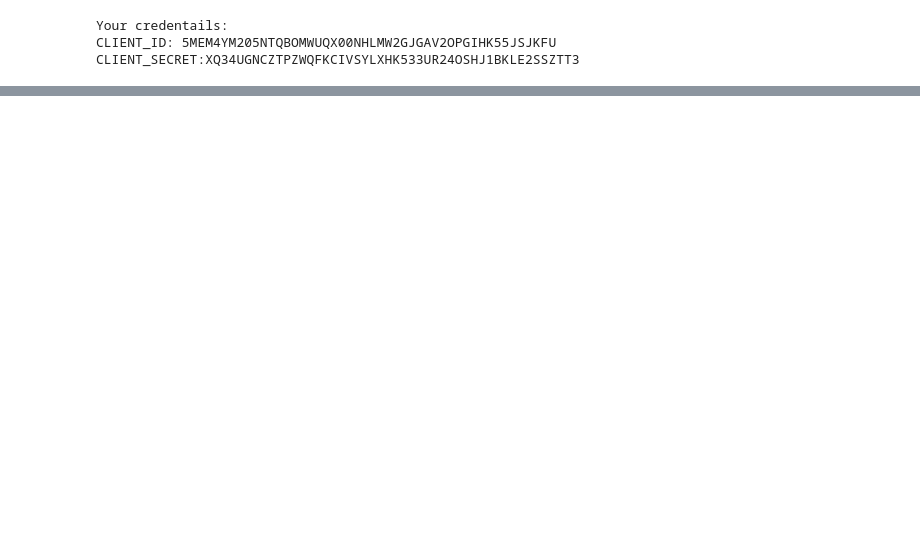
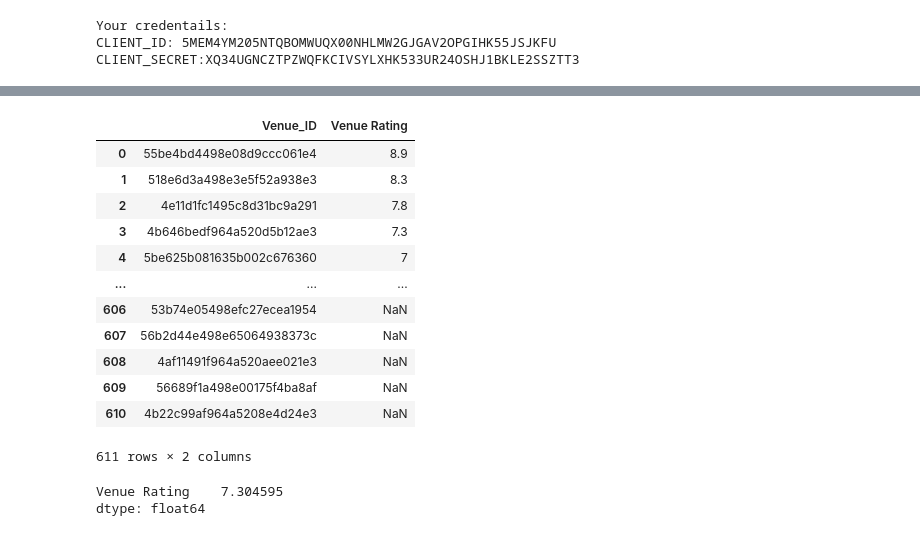
Before and after one commit to JPLue/Coursera_Capstone, a Jupyter notebook: Coursera Capstone Notebook.ipynb, the cells around one changed output, grey strips where cells are left out. Cells and saved outputs as stored; diff of their text form; code cells hidden in the pictures; blank space fills up the shorter version.

```diff
--- a/Coursera Capstone Notebook.ipynb
+++ b/Coursera Capstone Notebook.ipynb
@@ -166,0 +268,55 @@ CLIENT_SECRET:XQ34UGNCZTPZWQFKCIVSYLXHK533UR24OSHJ1BKLE2SSZTT3
+# %%
+# define a function to get the ratings for the venues
+
+def getRating(v):
+
+    rating = []
+    ID = []
+
+    for i in v:
+        ID.append(i)
+
+        # create the API request URL
+        url = 'https://api.foursquare.com/v2/venues/{}?client_id={}&client_secret={}&v={}'.format(
+            i,
+            CLIENT_ID,
+            CLIENT_SECRET,
+            VERSION)
+
+        # make the GET request
+        results = requests.get(url).json()
+        try:
+            res = results['response']['venue']['rating']
+            rating.append(res)
+        except:
+            rating.append('NaN')
+
+    venues_rating = pd.DataFrame(columns=['Venue_ID', 'Venue Rating'])
+    venues_rating['Venue_ID'] = ID
+    venues_rating['Venue Rating'] = rating
+
+
+    return(venues_rating)
+# %%
+venues_rating = getRating(v = bia_venues['Venue ID'])
+# %%
+venues_rating
+# %% [output]
+|  | Venue_ID | Venue Rating |
+| 0 | 55be4bd4498e08d9ccc061e4 | 8.9 |
+| 1 | 518e6d3a498e3e5f52a938e3 | 8.3 |
+| 2 | 4e11d1fc1495c8d31bc9a291 | 7.8 |
+| 3 | 4b646bedf964a520d5b12ae3 | 7.3 |
+| 4 | 5be625b081635b002c676360 | 7 |
+| ... | ... | ... |
+| 606 | 53b74e05498efc27ecea1954 | NaN |
+| 607 | 56b2d44e498e65064938373c | NaN |
+| 608 | 4af11491f964a520aee021e3 | NaN |
+| 609 | 56689f1a498e00175f4ba8af | NaN |
+| 610 | 4b22c99af964a5208e4d24e3 | NaN |
+611 rows × 2 columns
+# %%
+venues_rating[venues_rating['Venue Rating'] != 'NaN'].mean()
+# %% [output]
+Venue Rating    7.304595
+dtype: float64
```
Also changed, not shown: parts of 8 cells of this notebook.
